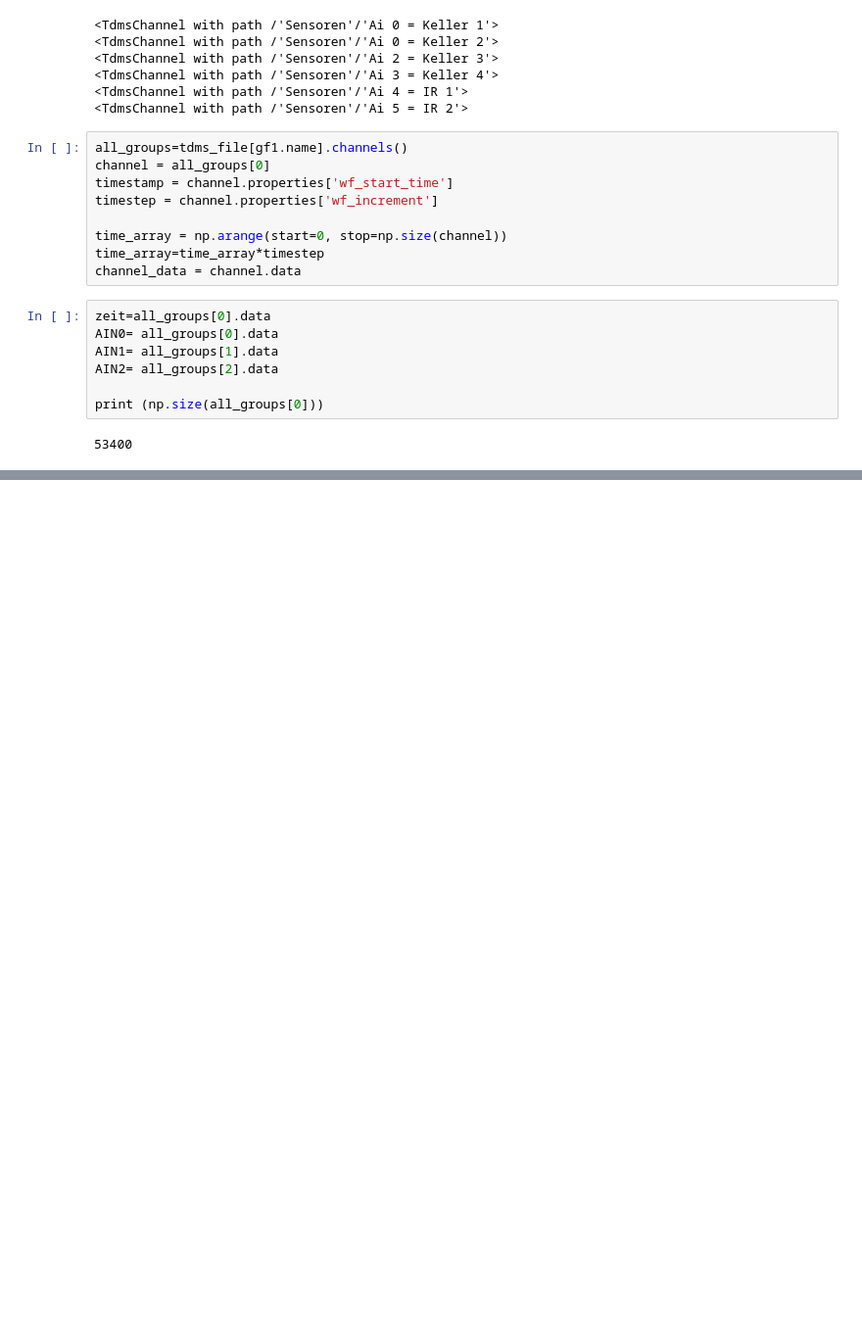
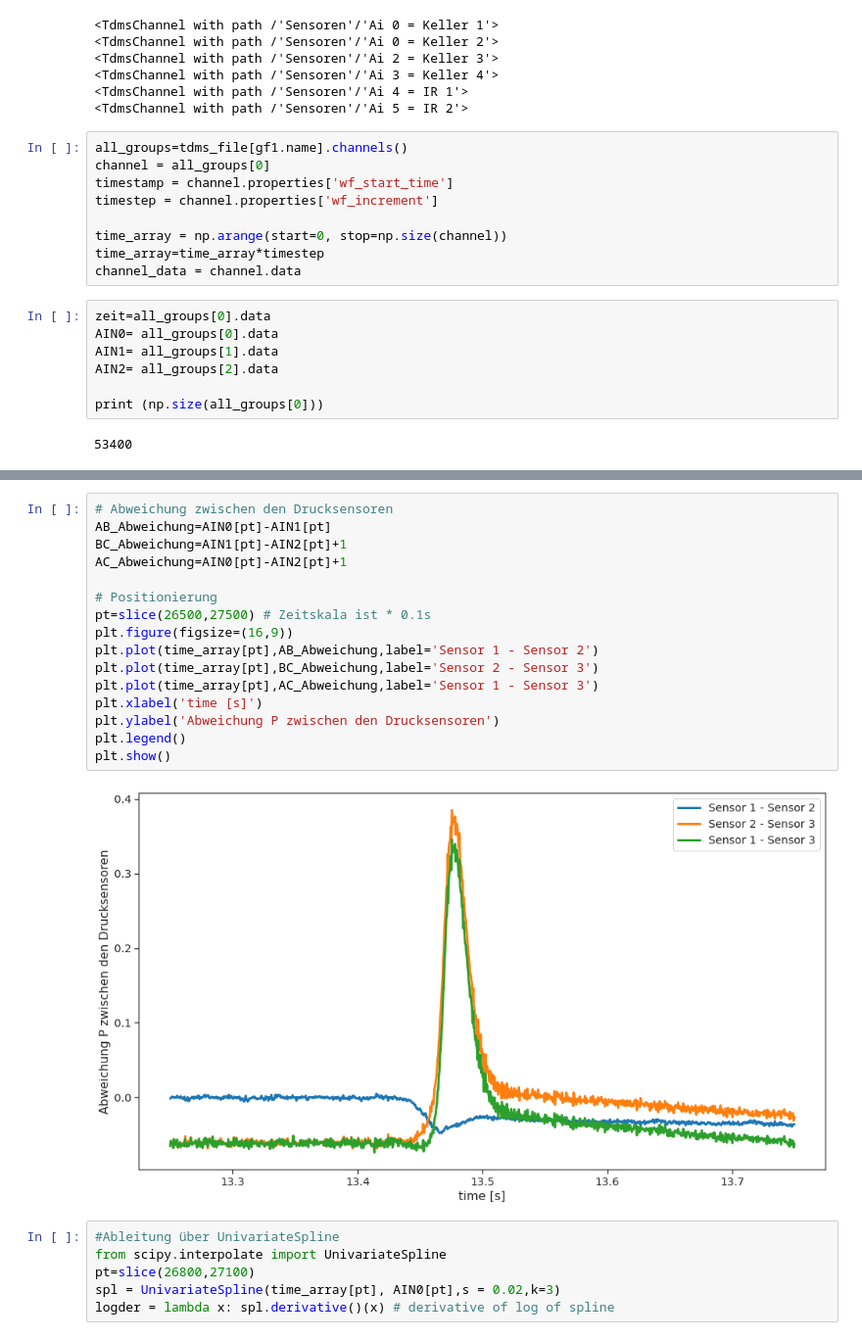
Before and after one commit to rddaz2013/1m3_NewTDMS, a Jupyter notebook: Read_TDMS.ipynb, the cells around one changed output, grey strips where cells are left out. Shown at 98% size. Cells and saved outputs as stored; diff of their text form; blank space fills up the shorter version.

```diff
--- a/Read_TDMS.ipynb
+++ b/Read_TDMS.ipynb
@@ -91,0 +184,24 @@ plt.show()
+# %%
+# Abweichung zwischen den Drucksensoren
+AB_Abweichung=AIN0[pt]-AIN1[pt]
+BC_Abweichung=AIN1[pt]-AIN2[pt]+1
+AC_Abweichung=AIN0[pt]-AIN2[pt]+1
+
+# Positionierung
+pt=slice(26500,27500) # Zeitskala ist * 0.1s
+plt.figure(figsize=(16,9))
+plt.plot(time_array[pt],AB_Abweichung,label='Sensor 1 - Sensor 2')
+plt.plot(time_array[pt],BC_Abweichung,label='Sensor 2 - Sensor 3')
+plt.plot(time_array[pt],AC_Abweichung,label='Sensor 1 - Sensor 3')
+plt.xlabel('time [s]')
+plt.ylabel('Abweichung P zwischen den Drucksensoren')
+plt.legend()
+plt.show()
+# %% [output]
+[figure, added]
+# %%
+#Ableitung über UnivariateSpline
+from scipy.interpolate import UnivariateSpline
+pt=slice(26800,27100)
+spl = UnivariateSpline(time_array[pt], AIN0[pt],s = 0.02,k=3)
+logder = lambda x: spl.derivative()(x) # derivative of log of spline
```
Also changed, not shown: parts of 6 cells of this notebook.
